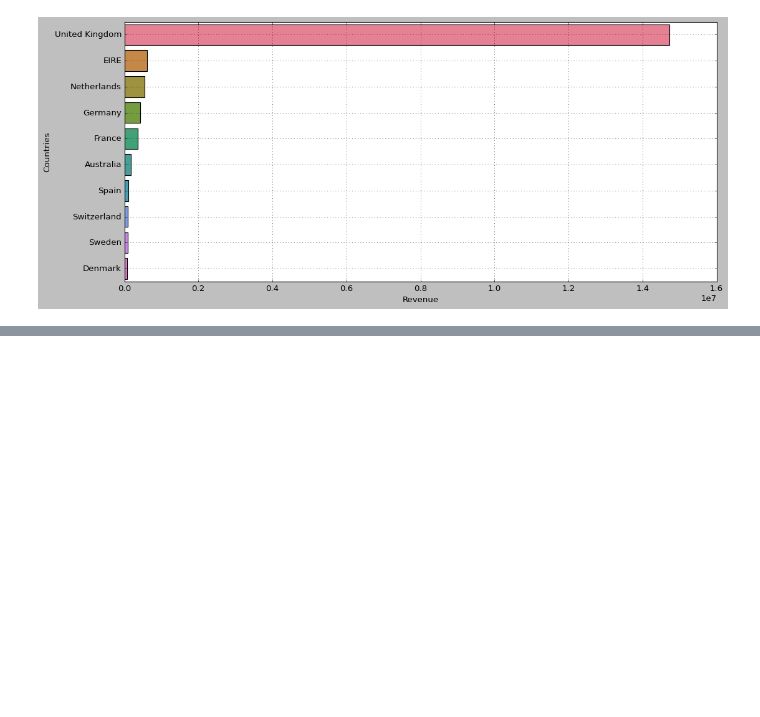
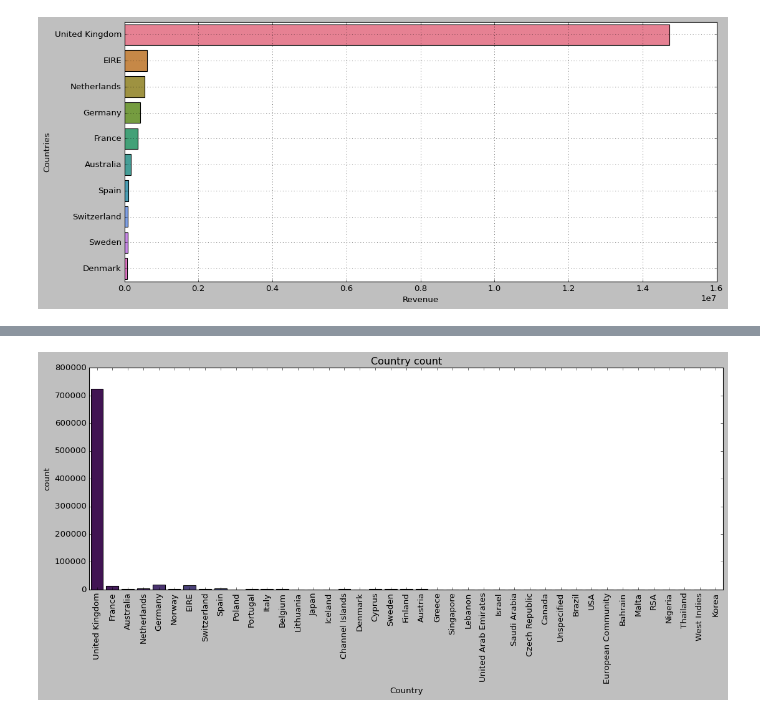
Before and after one commit to ABDREHMAN1999/Datascience-and-Gen-AI-learning, a Jupyter notebook: Practicals/level_2/DataVisualization.ipynb, the cells around one changed output, grey strips where cells are left out. Saved outputs shown, nothing was run; the diff lists cells and outputs as text; code cells hidden in the pictures; blank space fills up the shorter version.

Commit message:
Data Visualization

```diff
--- a/Practicals/level_2/DataVisualization.ipynb
+++ b/Practicals/level_2/DataVisualization.ipynb
@@ -477,0 +493,9 @@ plt.show()
+# %%
+plt.figure(figsize=(14,7))
+sns.countplot(data=df_sample, x="Country", palette="viridis", hue=df_sample['Country'])
+plt.xticks(rotation = 90)
+plt.tight_layout()
+plt.title('Country count')
+plt.show()
+# %% [output]
+[figure, added]
```
Also changed, not shown: parts of 5 cells of this notebook.
